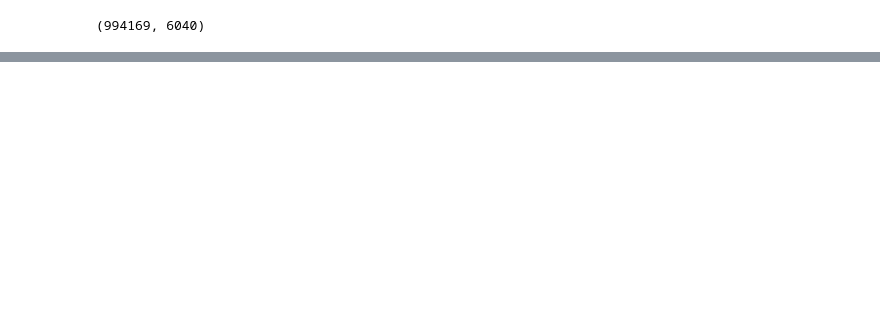
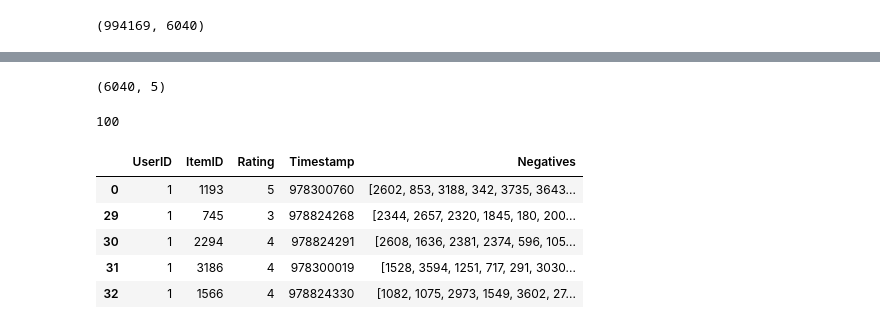
Before and after one commit to kdhiman0309/cse291-neural-collaborative-filtering, a Jupyter notebook: Data_preprocessing.ipynb, the cells around one changed output, grey strips where cells are left out. Saved outputs shown, nothing was run; the diff lists cells and outputs as text; code cells hidden in the pictures; blank space fills up the shorter version.

```diff
--- a/Data_preprocessing.ipynb
+++ b/Data_preprocessing.ipynb
@@ -215,0 +349,21 @@ len(df_train_ratings), len(df_test_ratings)
+# %%
+df21 = pd.read_pickle("data/movielens.test.data")
+df21 = df21.sort_values(["UserID","ItemID"])
+df21.shape
+# %% [output]
+(6040, 5)
+# %%
+len(df2.loc[25]["Negatives"])
+# %% [output]
+100
+# %%
+df2 = pd.read_pickle("data/movielens.train.data")
+df2 = df2.sort_values("UserID")
+df2.head()
+# %% [output]
+|  | UserID | ItemID | Rating | Timestamp | Negatives |
+| 0 | 1 | 1193 | 5 | 978300760 | [2602, 853, 3188, 342, 3735, 3643... |
+| 29 | 1 | 745 | 3 | 978824268 | [2344, 2657, 2320, 1845, 180, 200... |
+| 30 | 1 | 2294 | 4 | 978824291 | [2608, 1636, 2381, 2374, 596, 105... |
+| 31 | 1 | 3186 | 4 | 978300019 | [1528, 3594, 1251, 717, 291, 3030... |
+| 32 | 1 | 1566 | 4 | 978824330 | [1082, 1075, 2973, 1549, 3602, 27... |
```
Also changed, not shown: parts of 39 cells of this notebook, 9 other files.
